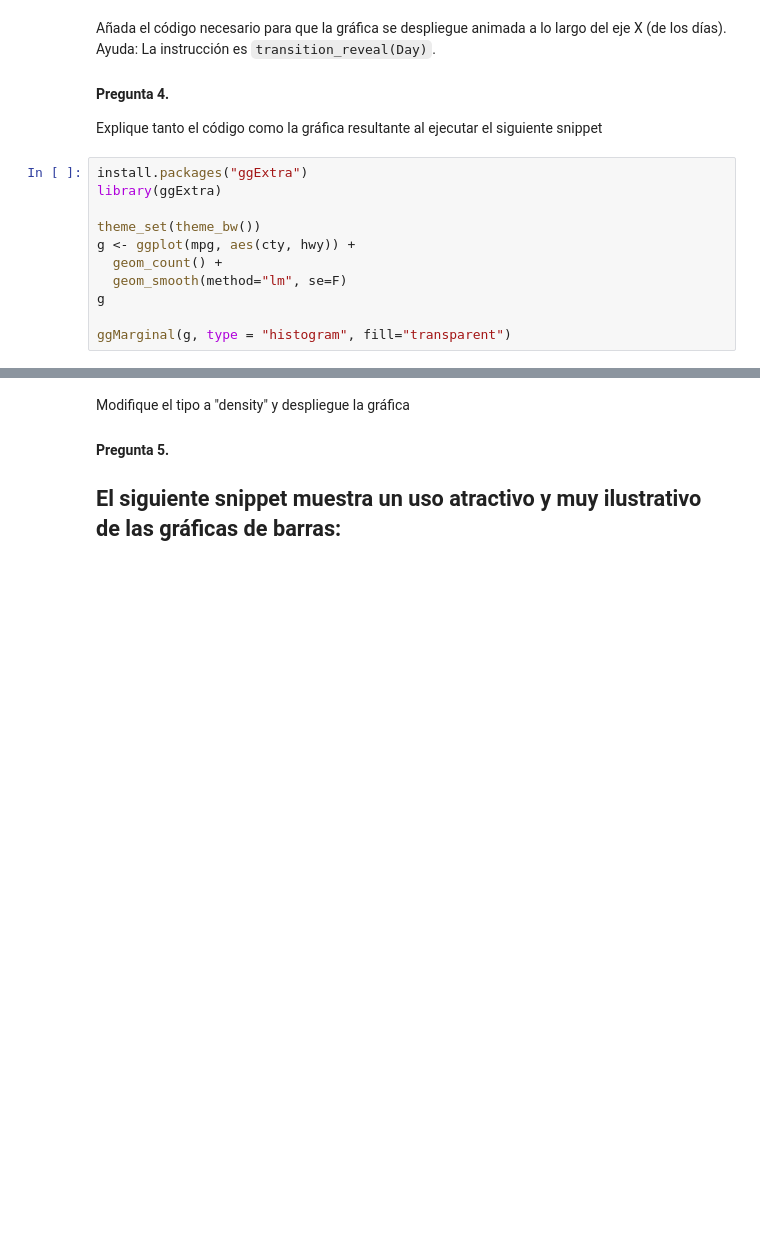
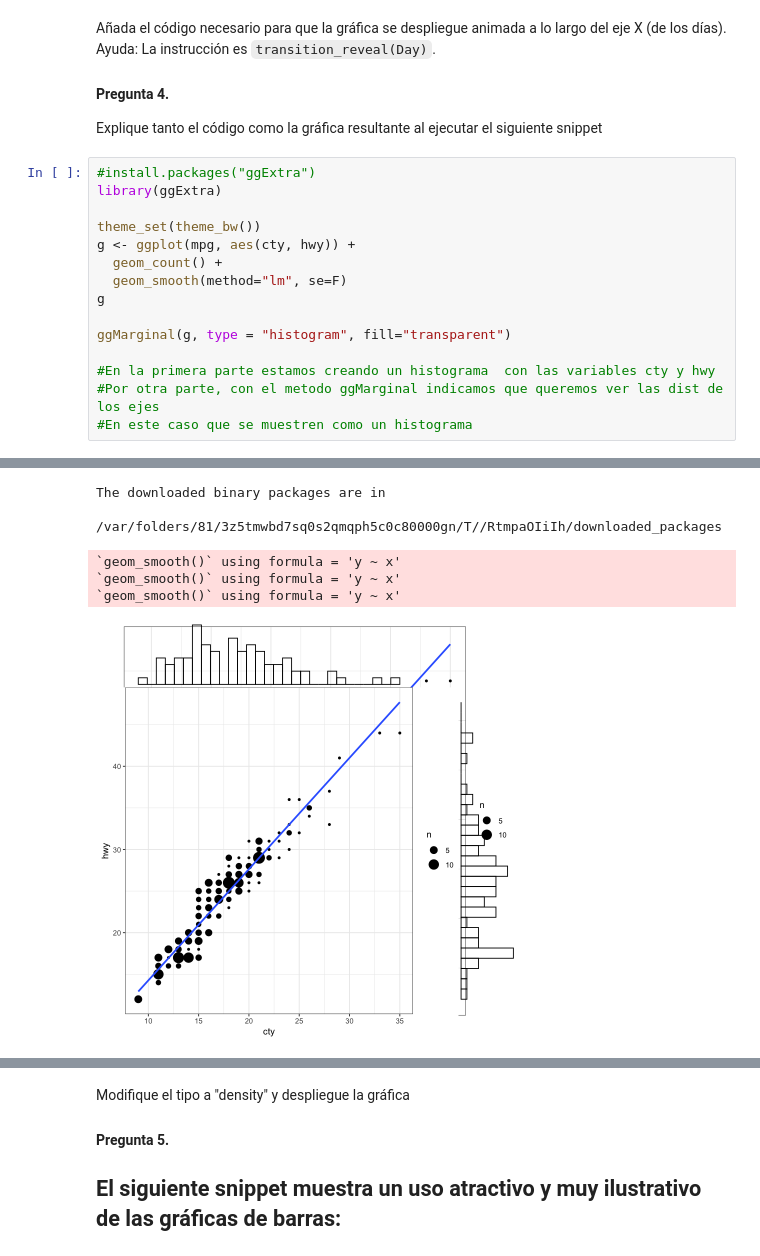
Before and after one commit to MiguelMonr/VisualizacionInformacion, a Jupyter notebook: Notebooks/Pr3_VisualizacionesBasicas.ipynb, the cells around one changed output, grey strips where cells are left out. Cells and saved outputs as stored; diff of their text form; blank space fills up the shorter version.

```diff
--- a/Notebooks/Pr3_VisualizacionesBasicas.ipynb
+++ b/Notebooks/Pr3_VisualizacionesBasicas.ipynb
@@ -111,7 +142,7 @@ Añada el código necesario para que la gráfica se despliegue animada a lo larg
 
 Explique tanto el código como la gráfica resultante al ejecutar el siguiente snippet
 # %%
-install.packages("ggExtra")
+#install.packages("ggExtra")
 library(ggExtra)
 
 theme_set(theme_bw())
@@ -121,4 +152,8 @@ g <- ggplot(mpg, aes(cty, hwy)) +
 g
 
 ggMarginal(g, type = "histogram", fill="transparent")
+
+#En la primera parte estamos creando un histograma  con las variables cty y hwy
+#Por otra parte, con el metodo ggMarginal indicamos que queremos ver las dist de los ejes
+#En este caso que se muestren como un histograma
 # %% [output]
@@ -126,0 +161,6 @@ Installing package into ‘/usr/local/lib/R/site-library’
+The downloaded binary packages are in
+        /var/folders/81/3z5tmwbd7sq0s2qmqph5c0c80000gn/T//RtmpaOIiIh/downloaded_packages
+`geom_smooth()` using formula = 'y ~ x'
+`geom_smooth()` using formula = 'y ~ x'
+`geom_smooth()` using formula = 'y ~ x'
+[figure, added]
```
Also changed, not shown: parts of 25 cells of this notebook.
